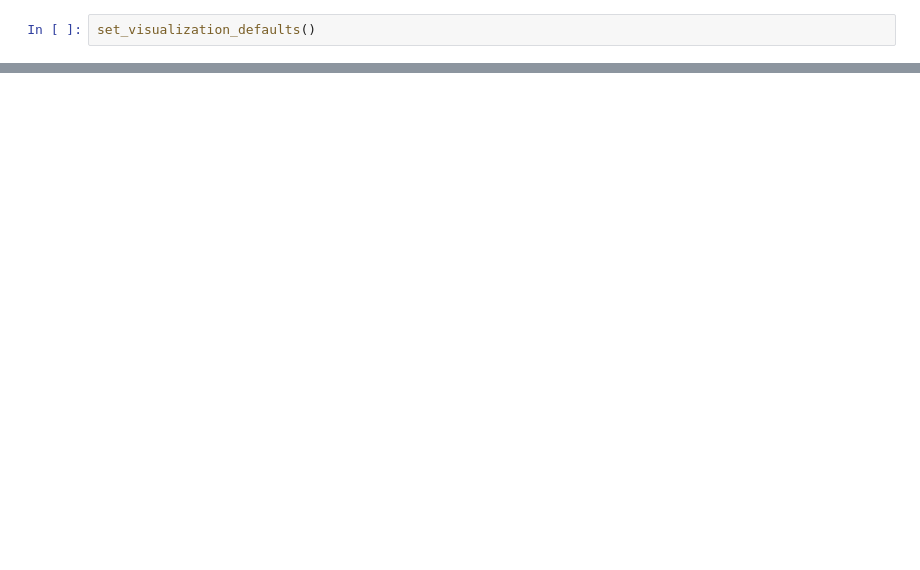
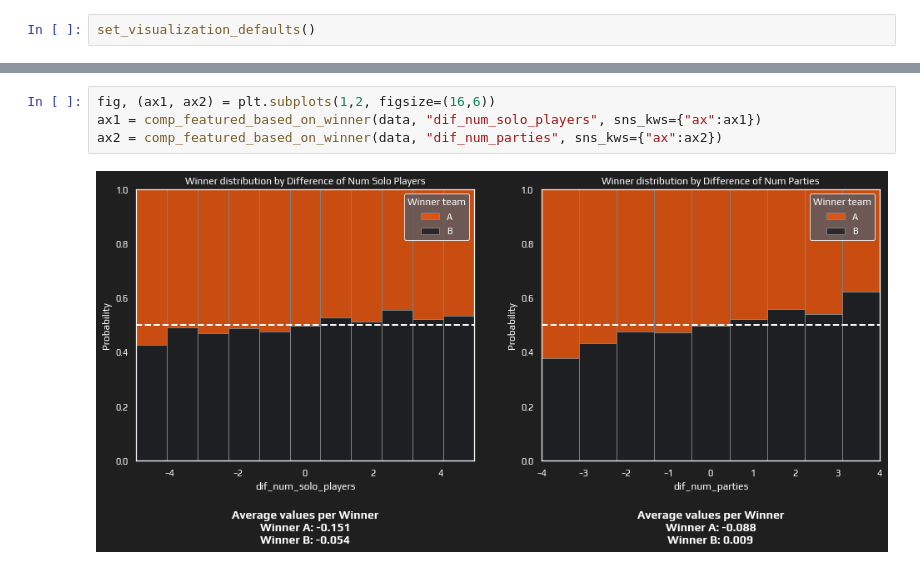
Before and after one commit to henriquebferreira/faceit-predictor-ML, a Jupyter notebook: notebooks/04_final_eda.ipynb, the cells around one changed output, grey strips where cells are left out. Drawn from its saved outputs; the diff is of its cells as text; blank space fills up the shorter version.

```diff
--- a/notebooks/04_final_eda.ipynb
+++ b/notebooks/04_final_eda.ipynb
@@ -81,0 +82,6 @@ data.groupby("winner").mean()["dif_mean_elo"].index = ['A', 'B']
+# %%
+fig, (ax1, ax2) = plt.subplots(1,2, figsize=(16,6))
+ax1 = comp_featured_based_on_winner(data, "dif_num_solo_players", sns_kws={"ax":ax1})
+ax2 = comp_featured_based_on_winner(data, "dif_num_parties", sns_kws={"ax":ax2})
+# %% [output]
+[figure, added]
```
Also changed, not shown: parts of 32 cells of this notebook, 9 other files.
